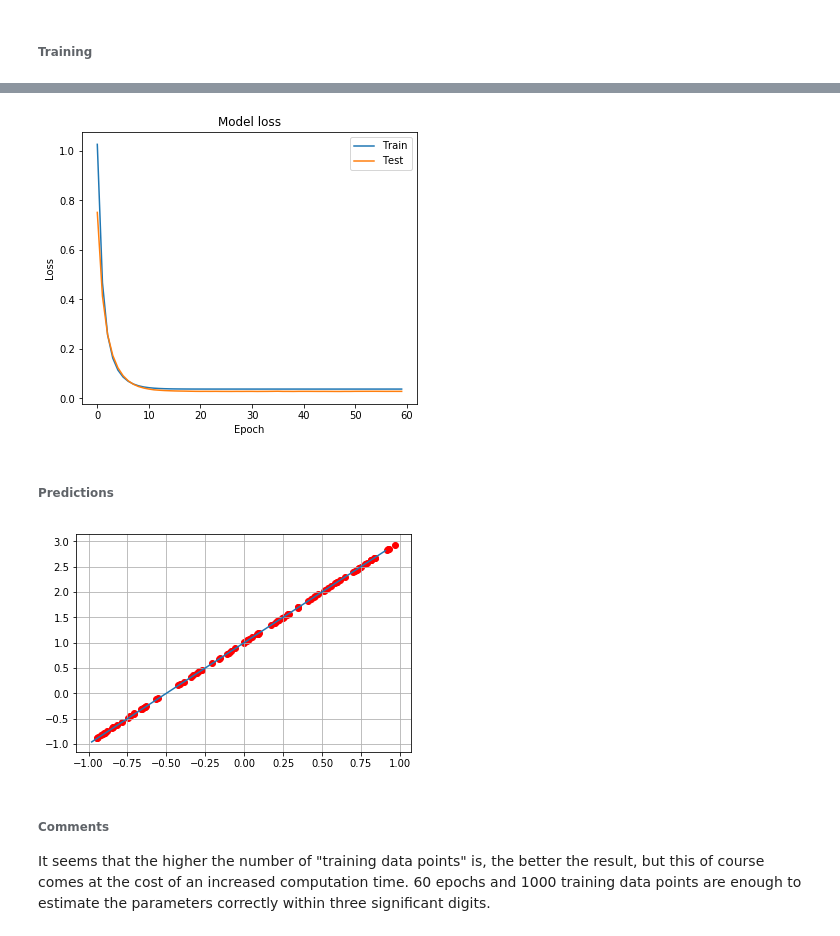
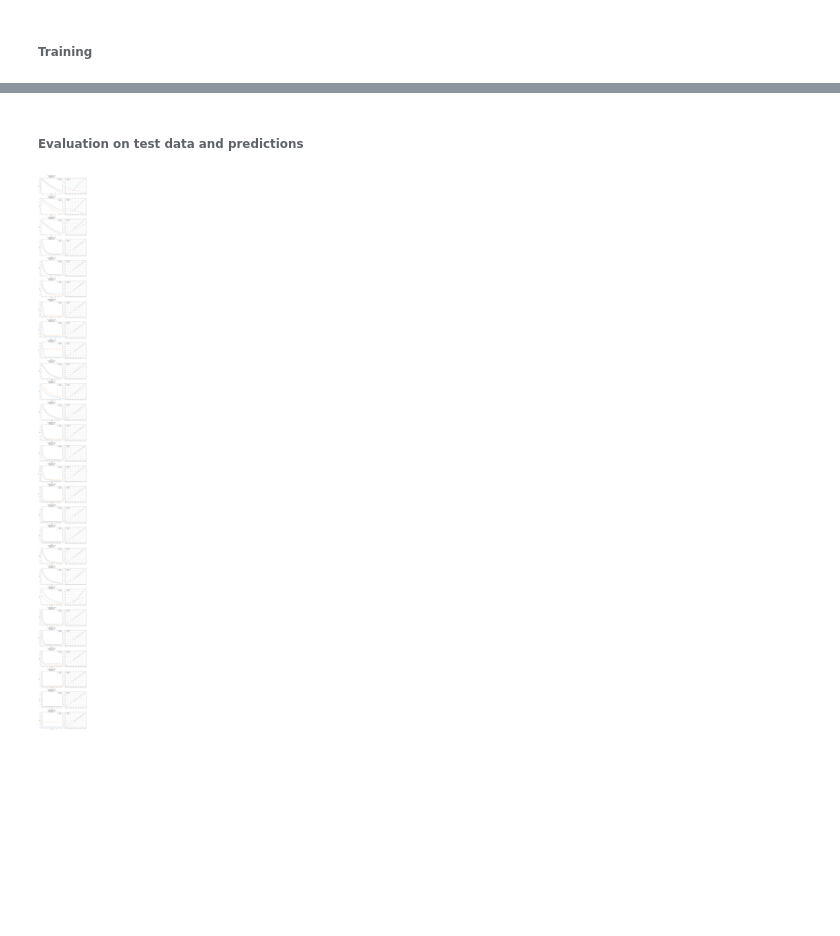
Before and after one commit to phaerrax/lab-simulazione-numerica, a Jupyter notebook: exercise11/exercise11-1.ipynb, the cells around one changed output, grey strips where cells are left out. Saved outputs shown, nothing was run; the diff lists cells and outputs as text; code cells hidden in the pictures; blank space fills up the shorter version.

```diff
--- a/exercise11/exercise11-1.ipynb
+++ b/exercise11/exercise11-1.ipynb
@@ -34,5 +40,0 @@ out_validation = np.random.normal(a * in_validation + b, sigma)
-# %%
-model = tf.keras.Sequential()
-model.add(Dense(1, input_shape = (1,)))
-# Compile the model choosing the optimizer, loss and metrics objects.
-model.compile(optimizer = "sgd", loss = "mse", metrics = ["mse"])
@@ -53,3 +41,9 @@ _________________________________________________________________
+# %%
+from itertools import product
+
+models = [linear_fit_neural_network(i, j, k) for i, j, k in product(n_epochs, n_training_data, noise)]
+for model in models:
+    model.network.add(Dense(1, input_shape = (1,)))
 # %% [markdown]
 ###### Training
 # %%
@@ -102,31 +83,33 @@ Test accuracy:  0.028211262077093124
-# %%
-# look into training history
-# Plot training & validation loss values
-fig, axes = plt.subplots(nrows = 1, ncols = 1, figsize = (6, 5))
-
-axes.plot(history.history["loss"])
-axes.plot(history.history["val_loss"])
-axes.set_title("Model loss")
-axes.set_ylabel("Loss")
-axes.set_xlabel("Epoch")
-axes.legend(["Train", "Test"], loc = "best")
-
-plt.show()
-# %% [output]
-[figure, removed]
-# %% [markdown]
-###### Predictions
-# %%
-in_predicted = np.random.uniform(-1, 1, 100)
-out_predicted = model.predict(in_predicted)
-plt.scatter(in_predicted, out_predicted, color = "red", label = "Prediction")
-plt.plot(in_validation, out_target)
-# in_target == in_validation
-plt.grid(True)
-plt.show()
-# %% [output]
-[figure, removed]
-# %% [markdown]
-###### Comments
-It seems that the higher the number of "training data points" is, the better the result, but this of course comes at the cost of an increased computation time.
-60 epochs and 1000 training data points are enough to estimate the parameters correctly within three significant digits.
+# %% [markdown]
+###### Evaluation on test data and predictions
+# %%
+# look into training history
+# Plot training & validation loss values
+n_plot_types = 2
+fig, axes = plt.subplots(nrows = len(models), ncols = n_plot_types, figsize = (12, len(models) * 5))
+axes = axes.flatten()
+
+for i, (model, history) in enumerate(zip(models, model_histories)):
+    axes[n_plot_types * i].plot(history.history["loss"])
+    axes[n_plot_types * i].plot(history.history["val_loss"])
+    axes[n_plot_types * i].set_title(
+        "# training points: " + str(model.n_training_data)
+        + "\ntraining epochs: " + str(model.epochs)
+        + "\ninput noise: " + str(model.noise)
+    )
+    axes[n_plot_types * i].set_ylabel("Loss")
+    axes[n_plot_types * i].set_xlabel("Epoch")
+    axes[n_plot_types * i].legend(["Training", "Validation"], loc = "best")
+
+    in_predicted = np.random.uniform(-1, 1, 100)
+    out_predicted = model.network.predict(in_predicted)
+    axes[n_plot_types * i + 1].scatter(in_predicted, out_predicted, color = "red", s = 1)
+    axes[n_plot_types * i + 1].plot(in_validation, out_target)
+    axes[n_plot_types * i + 1].legend(["Prediction", "Target"], loc = "best")
+    # in_target == in_validation
+    axes[n_plot_types * i + 1].grid(True)
+
+fig.tight_layout()
+plt.show()
+# %% [output]
+[figure, added]
```
Also changed, not shown: parts of 12 cells of this notebook.
